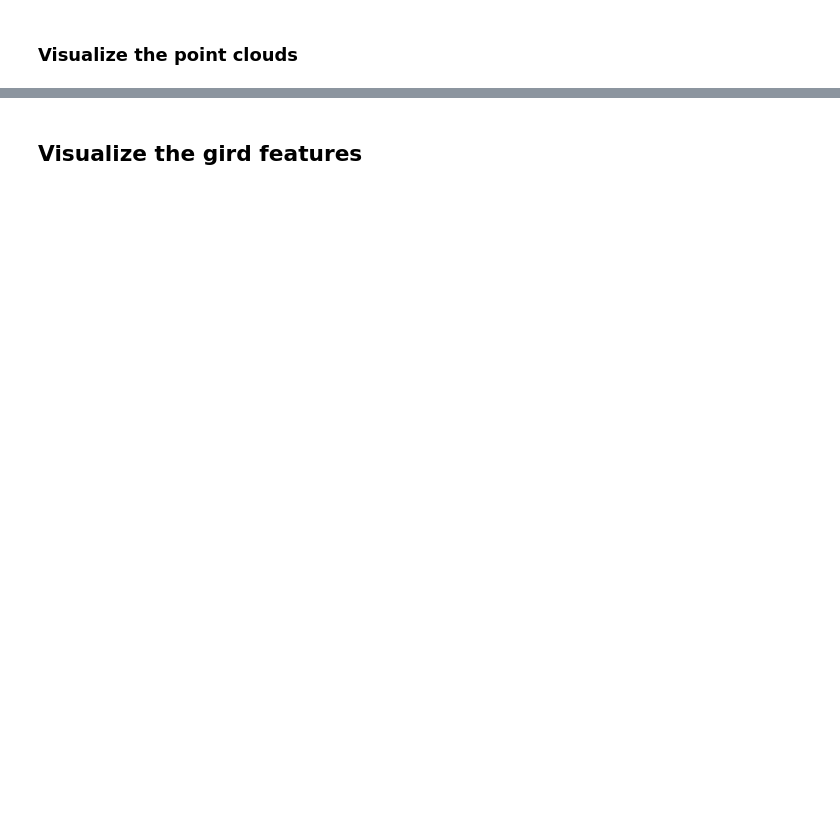
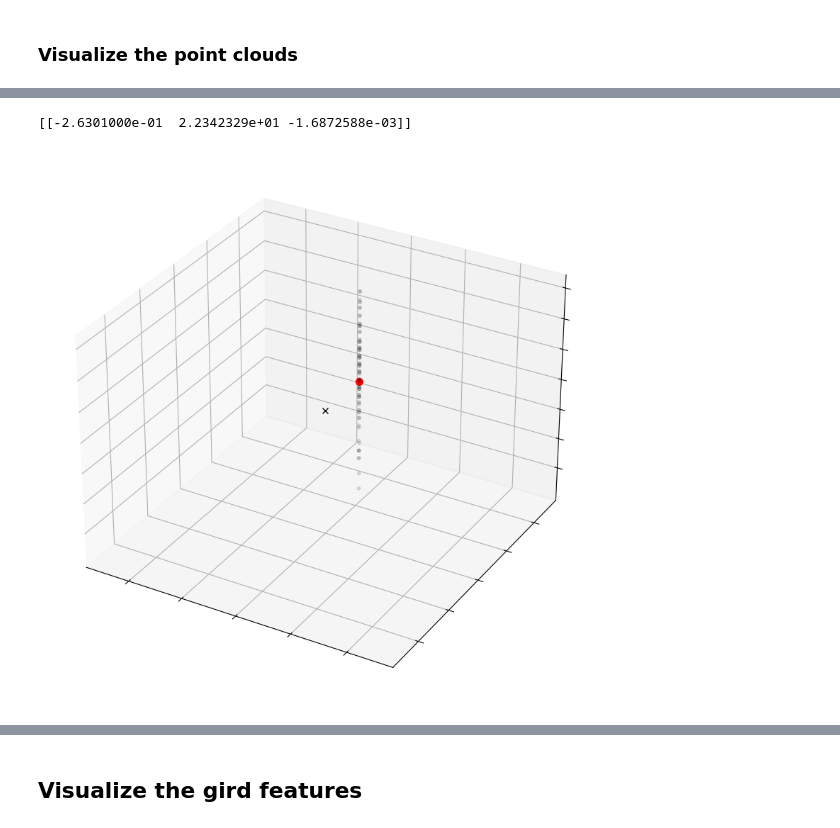
Before and after one commit to tudelft-iv/VoteFlow, a Jupyter notebook: notebooks/network_validation.ipynb, the cells around one changed output, grey strips where cells are left out. Saved outputs shown, nothing was run; the diff lists cells and outputs as text; code cells hidden in the pictures; blank space fills up the shorter version.

```diff
--- a/notebooks/network_validation.ipynb
+++ b/notebooks/network_validation.ipynb
@@ -145,6 +145,46 @@ def visual_pc(pc,
     ax.set_ylim(-axes_limit, axes_limit)
 
     plt.show()
+# %%
+%matplotlib inline
+def visual_pc_3d(pc,
+              eval_range=54):
+    # fig, ax = plt.subplots(1, 1, figsize=(8, 8), tight_layout=True, projection='3d')
+
+    fig = plt.figure(figsize=(8, 8), tight_layout=True,)
+    ax = fig.add_subplot(projection='3d')
+    ax.set_facecolor('white')
+    ax.tick_params(left = False,
+                right = False ,
+                labelleft = False ,
+                labelbottom = False,
+                bottom = False)
+
+    dists = np.sqrt(np.sum(pc[:, :2] ** 2, axis=1))
+    colors = np.minimum(1, dists / eval_range)
+    # ax.scatter(pc[ :,0], pc[ :,1], pc[:,2], c=colors, cmap='viridis')
+    l =np.array([10109])
+    ax.scatter(pc[l, 0], pc[l, 1], pc[l,2], c='red', s=50)
+    print(pc[l])
+
+    p_mask_x = np.logical_and(pc[:, 0] < -2.6301000e-01+0.2, pc[:, 0] >-2.6301000e-01+0.2-0.2)
+    p_mask_y = np.logical_and(pc[:, 1] < 2.2342329e+01+0.2, pc[:, 1] >2.2342329e+01+0.2-0.2)
+
+    p_mask = np.logical_and(p_mask_x, p_mask_y)
+
+    pc = pc[p_mask]
+    ax.scatter(pc[:,0], pc[:,1], pc[:,2], c='black', alpha=0.1, s=10)
+
+
+
+
+    # Show ego vehicle.
+    ax.plot(0, 0, 'x', color='black')
+    axes_limit = eval_range  # Slightly bigger to include boxes that extend beyond the range.
+    ax.set_xlim(-axes_limit, axes_limit)
+    ax.set_ylim(-axes_limit, axes_limit)
+
+    plt.show()
 # %%
 pc_src = input_batch['pc0']
 ego_flow = model_output['pose_flow']
@@ -165,3 +207,8 @@ visual_pc(pc_src_emc.cpu().numpy())
+# %%
+visual_pc_3d(pc_src_emc.cpu().numpy())
+# %% [output]
+[[-2.6301000e-01  2.2342329e+01 -1.6872588e-03]]
+[figure, added]
 # %%
 visual_pc(valid_pc.cpu().numpy())
 # %% [output]
```
Also changed, not shown: parts of 16 cells of this notebook, 3 other files.
